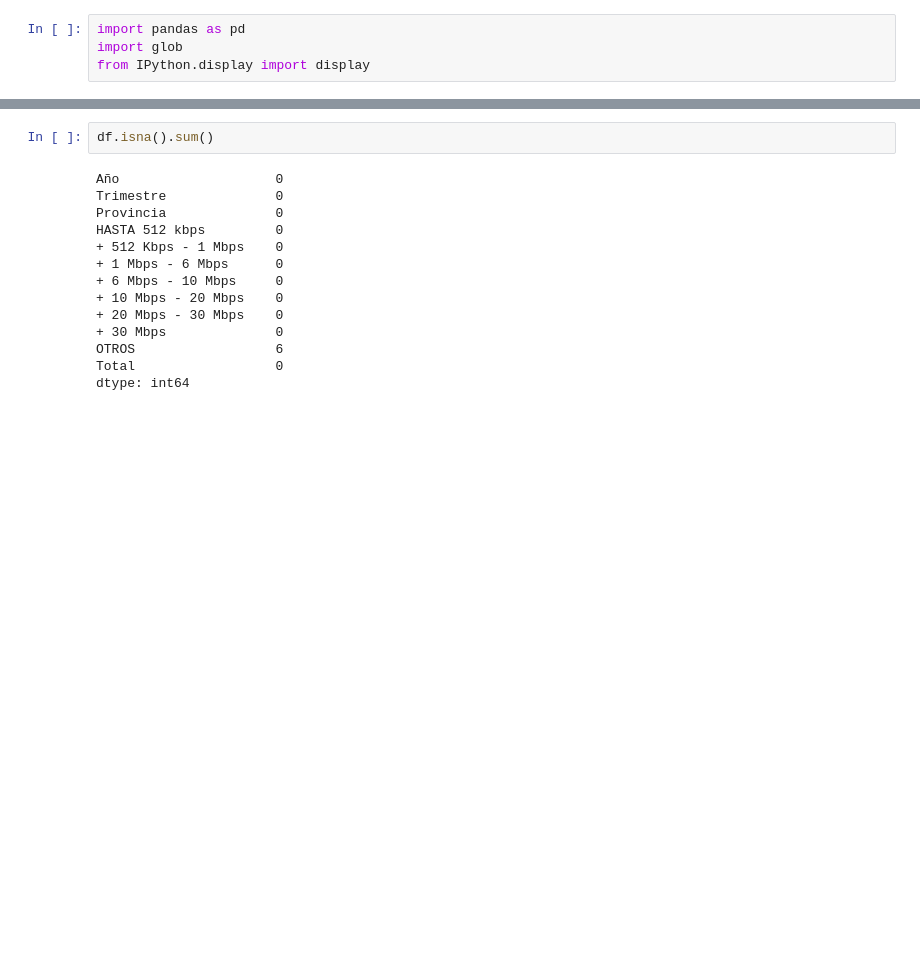
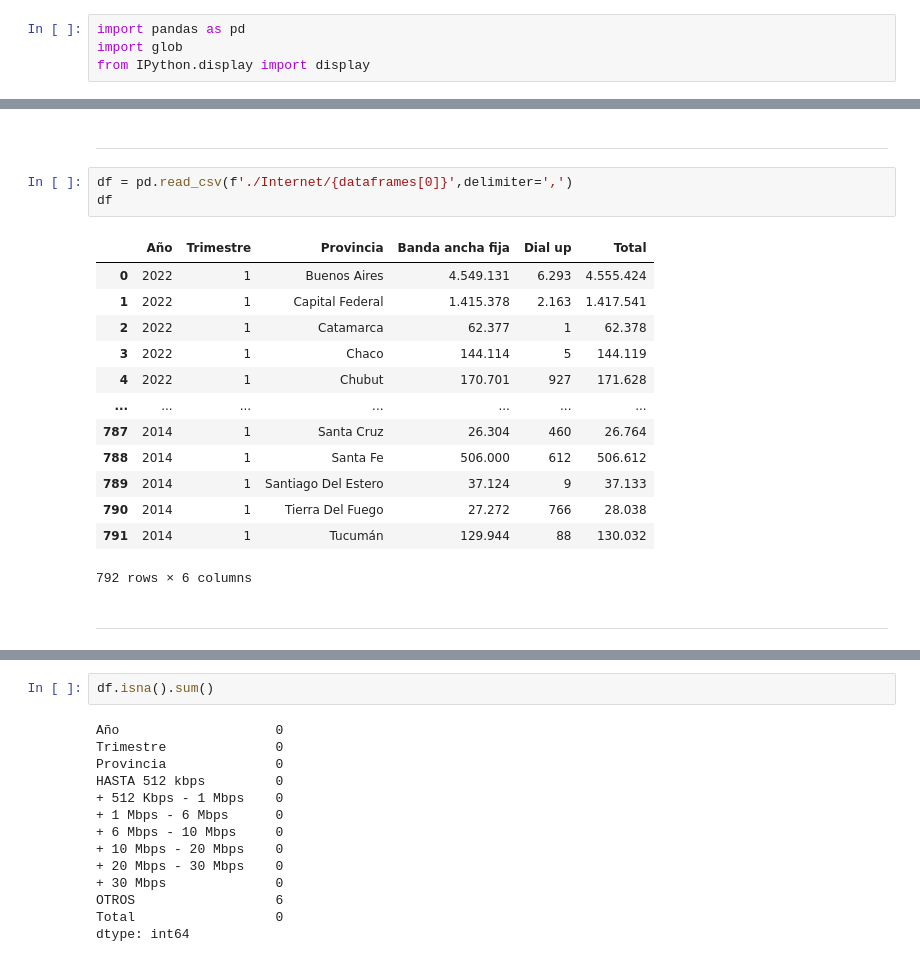
Before and after one commit to Galo0000/Analitics_Proyect, a Jupyter notebook: otro.ipynb, the cells around one changed output, grey strips where cells are left out. Drawn from its saved outputs; the diff is of its cells as text; blank space fills up the shorter version.

```diff
--- a/otro.ipynb
+++ b/otro.ipynb
@@ -61 +39,22 @@ for file_path in csv_files:
+# %% [markdown]
+***
+# %%
+df = pd.read_csv(f'./Internet/{dataframes[0]}',delimiter=',')
+df
+# %% [output]
+|  | Año | Trimestre | Provincia | Banda ancha fija | Dial up | Total |
+| 0 | 2022 | 1 | Buenos Aires | 4.549.131 | 6.293 | 4.555.424 |
+| 1 | 2022 | 1 | Capital Federal | 1.415.378 | 2.163 | 1.417.541 |
+| 2 | 2022 | 1 | Catamarca | 62.377 | 1 | 62.378 |
+| 3 | 2022 | 1 | Chaco | 144.114 | 5 | 144.119 |
+| 4 | 2022 | 1 | Chubut | 170.701 | 927 | 171.628 |
+| ... | ... | ... | ... | ... | ... | ... |
+| 787 | 2014 | 1 | Santa Cruz | 26.304 | 460 | 26.764 |
+| 788 | 2014 | 1 | Santa Fe | 506.000 | 612 | 506.612 |
+| 789 | 2014 | 1 | Santiago Del Estero | 37.124 | 9 | 37.133 |
+| 790 | 2014 | 1 | Tierra Del Fuego | 27.272 | 766 | 28.038 |
+| 791 | 2014 | 1 | Tucumán | 129.944 | 88 | 130.032 |
+792 rows × 6 columns
+# %% [markdown]
+***
 # %%
```
Also changed, not shown: parts of 24 cells of this notebook, 4 other files.
